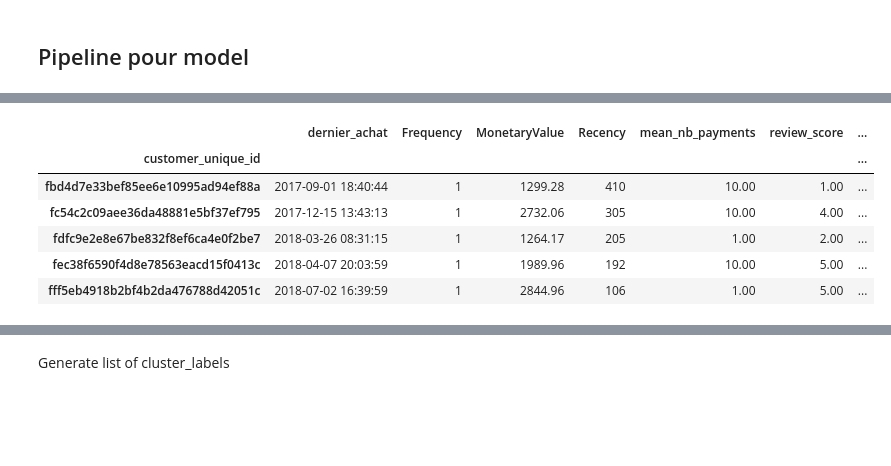
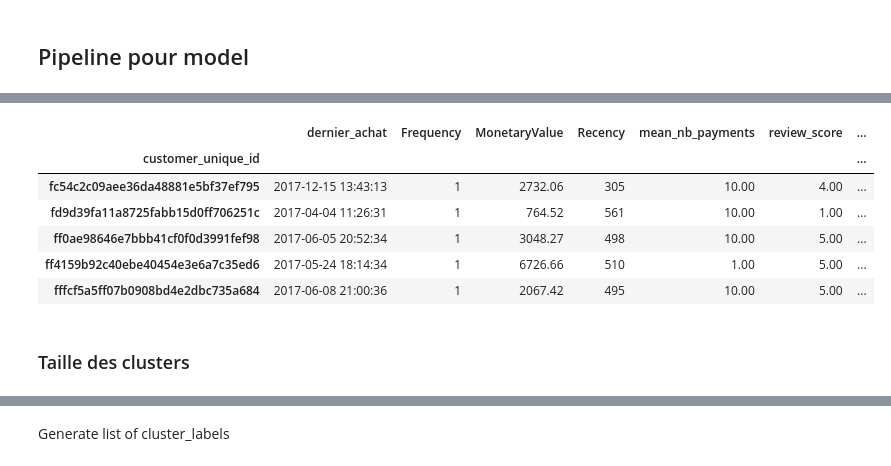
Before and after one commit to mrcreasey/oc-ds-p5-unsupervised-clustering, a Jupyter notebook: P5_03_simulation.ipynb, the cells around one changed output, grey strips where cells are left out. Drawn from its saved outputs; the diff is of its cells as text; code cells hidden in the pictures; blank space fills up the shorter version.

```diff
--- a/P5_03_simulation.ipynb
+++ b/P5_03_simulation.ipynb
@@ -369,0 +486,43 @@ print(predict_T1.shape)
+# %%
+K=7
+# fit tN clusters based on data at t0
+fit_t0, fitted_model_t0 = run_fit_model(df_t0, model, FEATURES, k=K)
+# predict t0 clusters based on (old) model at t0
+predict_t0 = run_predict_model(df_t0, fitted_model_t0, FEATURES)
+
+# fit t1 clusters based on data at t1
+fit_t1, fitted_model_t1 = run_fit_model(df_t1, model, FEATURES, k=K)
+# predict t1 clusters based on (old) model at t0
+predict_t1 = run_predict_model(df_t1, fitted_model_t0, FEATURES)
+
+# fit t2 clusters based on data at t2
+fit_t2, fitted_model_t2 = run_fit_model(df_t2, model, FEATURES, k=K)
+# predict t2 clusters based on (old) model at t0
+predict_t2 = run_predict_model(df_t2, fitted_model_t0, FEATURES)
+
+# fit t3 clusters based on data at t3
+fit_t3, fitted_model_t3 = run_fit_model(df_t3, model, FEATURES, k=K)
+# predict t3 clusters based on (old) model at t0
+predict_t3 = run_predict_model(df_t3, fitted_model_t0, FEATURES)
+
+# fit t4 clusters based on data at t4
+fit_t4, fitted_model_t4 = run_fit_model(df_t4, model, FEATURES, k=K)
+# predict t4 clusters based on (old) model at t0
+predict_t4 = run_predict_model(df_t4, fitted_model_t0, FEATURES)
+
+# fit t5 clusters based on data at t5
+fit_t5, fitted_model_t5 = run_fit_model(df_t5, model, FEATURES, k=K)
+# predict t5 clusters based on (old) model at t0
+predict_t5 = run_predict_model(df_t5, fitted_model_t0, FEATURES)
+
+# fit t3 clusters based on data at t6
+fit_t6, fitted_model_t6 = run_fit_model(df_t6, model, FEATURES, k=K)
+# predict t6 clusters based on (old) model at t0
+predict_t6 = run_predict_model(df_t6, fitted_model_t0, FEATURES)
+
+
+print(df_t0.shape)
+# fit_t0 on ajoute les colonnes 'cluster_id' et 'outlier' (indicateur = ['yes'|'no'])
+print(fit_t0.shape)
+# predict_t1 on ajoute la colonne 'cluster_id'
+print(predict_t0.shape)
@@ -370,10 +575,12 @@ print(predict_T1.shape)
 # %%
-true_T0.tail()
+fit_t0.tail()
 # %% [output]
 |  | dernier_achat | Frequency | MonetaryValue | Recency | mean_nb_payments | review_score | ... |
 | customer_unique_id |  |  |  |  |  |  | ... |
-| fbd4d7e33bef85ee6e10995ad94ef88a | 2017-09-01 18:40:44 | 1 | 1299.28 | 410 | 10.00 | 1.00 | ... |
 | fc54c2c09aee36da48881e5bf37ef795 | 2017-12-15 13:43:13 | 1 | 2732.06 | 305 | 10.00 | 4.00 | ... |
-| fdfc9e2e8e67be832f8ef6ca4e0f2be7 | 2018-03-26 08:31:15 | 1 | 1264.17 | 205 | 1.00 | 2.00 | ... |
-| fec38f6590f4d8e78563eacd15f0413c | 2018-04-07 20:03:59 | 1 | 1989.96 | 192 | 10.00 | 5.00 | ... |
-| fff5eb4918b2bf4b2da476788d42051c | 2018-07-02 16:39:59 | 1 | 2844.96 | 106 | 1.00 | 5.00 | ... |
+| fd9d39fa11a8725fabb15d0ff706251c | 2017-04-04 11:26:31 | 1 | 764.52 | 561 | 10.00 | 1.00 | ... |
+| ff0ae98646e7bbb41cf0f0d3991fef98 | 2017-06-05 20:52:34 | 1 | 3048.27 | 498 | 10.00 | 5.00 | ... |
+| ff4159b92c40ebe40454e3e6a7c35ed6 | 2017-05-24 18:14:34 | 1 | 6726.66 | 510 | 1.00 | 5.00 | ... |
+| fffcf5a5ff07b0908bd4e2dbc735a684 | 2017-06-08 21:00:36 | 1 | 2067.42 | 495 | 10.00 | 5.00 | ... |
+# %% [markdown]
+### Taille des clusters
```
Also changed, not shown: parts of 51 cells of this notebook.
